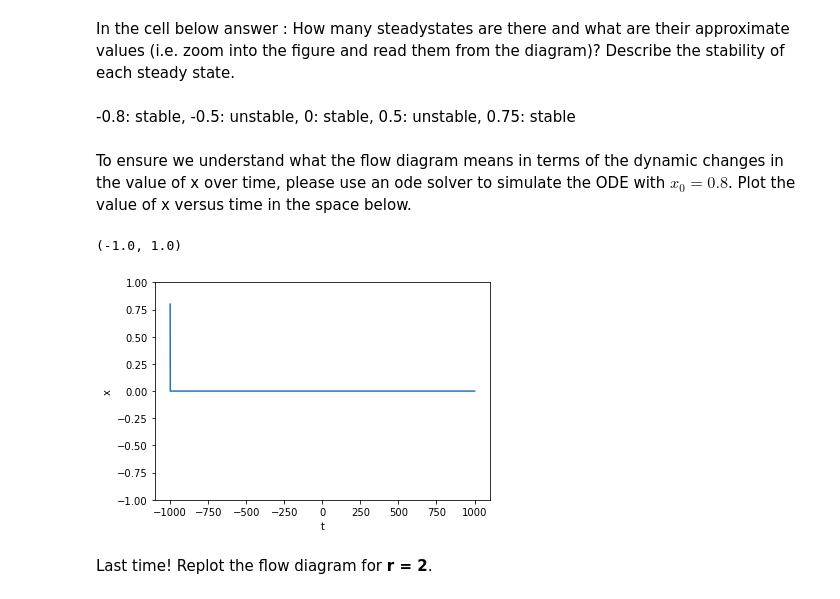
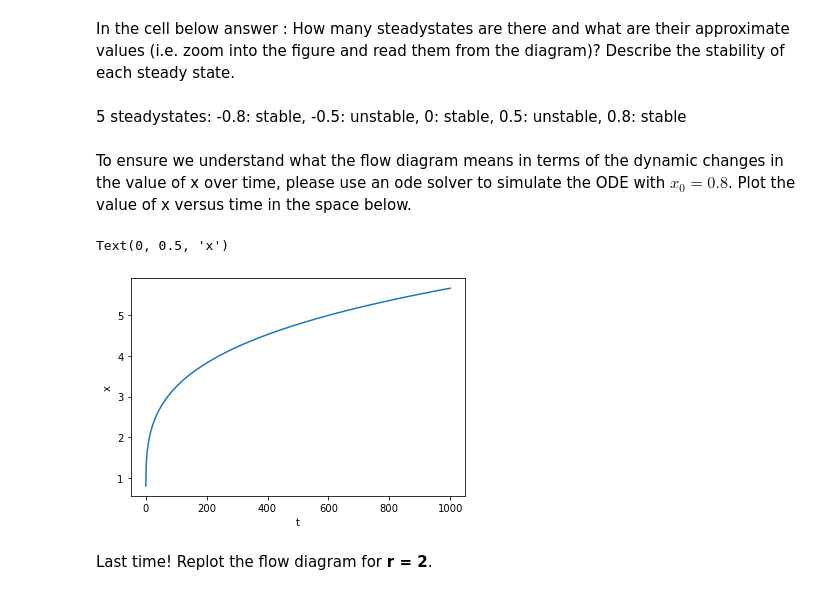
Before and after one commit to mdsnbutler/ChE_2410-Public-Repo, a Jupyter notebook: Homework/Homework 7 Flow on a Line.ipynb, the cells around one changed output. Saved outputs shown, nothing was run; the diff lists cells and outputs as text; code cells hidden in the pictures.

```diff
--- a/Homework/Homework 7 Flow on a Line.ipynb
+++ b/Homework/Homework 7 Flow on a Line.ipynb
@@ -18,7 +18,7 @@ def func(x, r, t):
     return dx
 
 xsteps = np.linspace(-1000, 1000, 100000)
-timesteps = np.linspace(-1000, 1000, 100000)
+timesteps = np.linspace(0, 1000, 100000)
 
 plt.plot(xsteps, func(xsteps, r, timesteps))
 # plt.xlim(-1, 1)
@@ -62,21 +61,18 @@ Text(0, 0.5, 'dx/dt')
 # %% [markdown]
 In the cell below answer : How many steadystates are there and what are their approximate values (i.e. zoom into the figure and read them from the diagram)? Describe the stability of each steady state.
 # %% [markdown]
--0.8: stable, -0.5: unstable, 0: stable, 0.5: unstable, 0.75: stable
+5 steadystates: -0.8: stable, -0.5: unstable, 0: stable, 0.5: unstable, 0.8: stable
 # %% [markdown]
 To ensure we understand what the flow diagram means in terms of the dynamic changes in the value of x over time, please use an ode solver to simulate the ODE with $x_0 = 0.8$. Plot the value of x versus time in the space below.
 # %%
-r = -0.2
-x = odeint(func, 0.8, timesteps, args = (r,))
+x = odeint(func, y0 = 0.8, t = timesteps, args = (r,))
 
 plt.plot(timesteps, x)
 plt.xlabel('t')
 plt.ylabel('x')
-plt.xlim()
-plt.ylim(-1, 1)
 # %% [output]
-(-1.0, 1.0)
+Text(0, 0.5, 'x')
-[figure, old version]
+[figure, new version]
 # %% [markdown]
 Last time! Replot the flow diagram for **r = 2**.
 # %%
```
Also changed, not shown: parts of 6 cells of this notebook.
